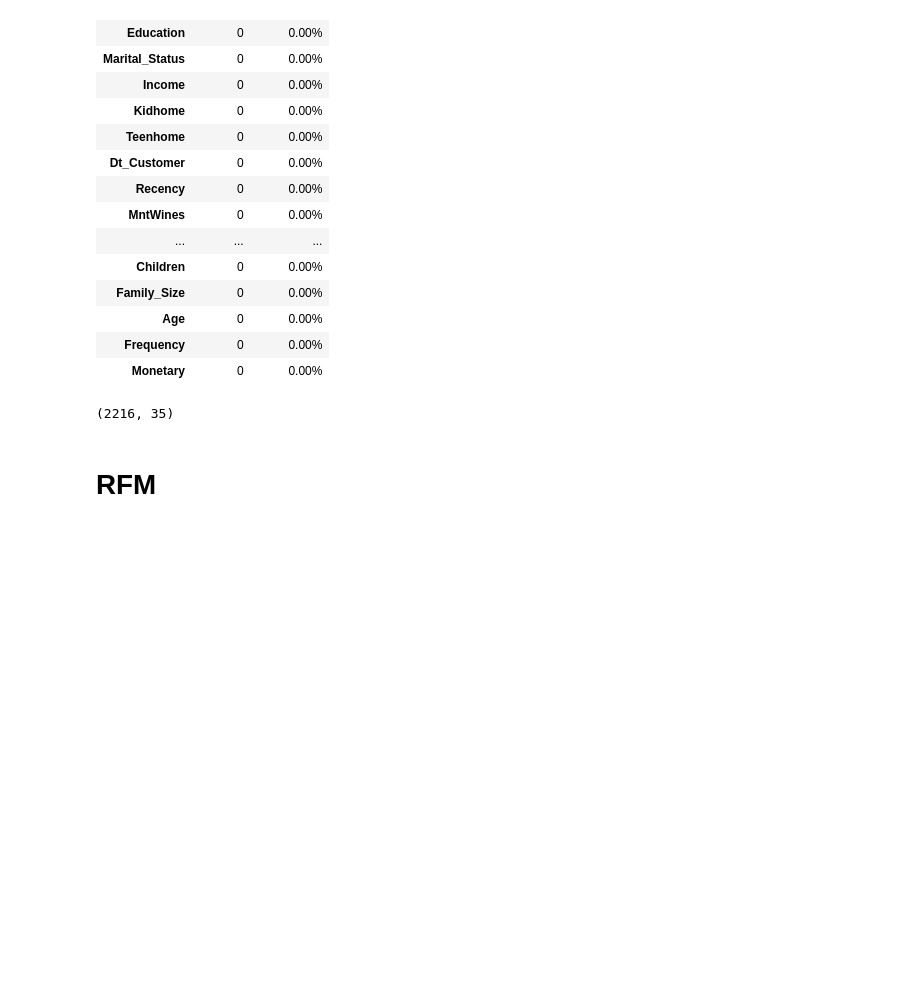
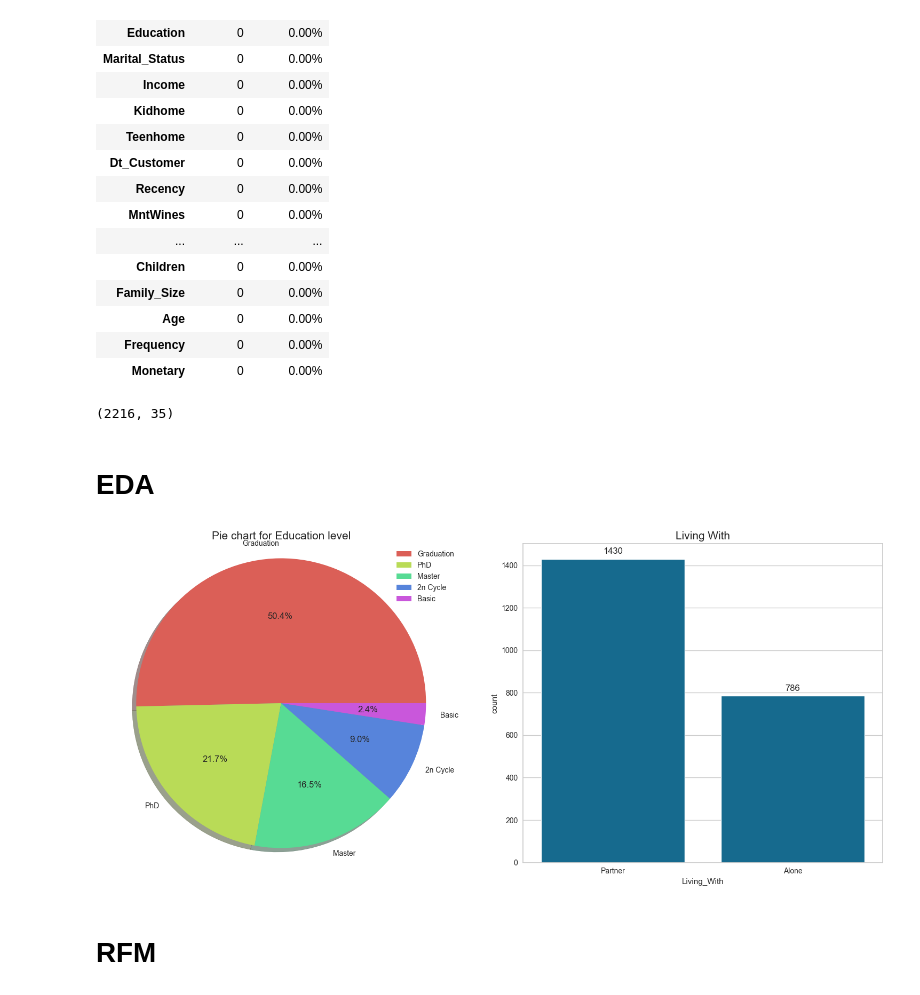
Before and after one commit to ChiuLinhPhat/project-, a Jupyter notebook: rfm.ipynb, the cells around one changed output. Drawn from its saved outputs; the diff is of its cells as text; code cells hidden in the pictures; blank space fills up the shorter version.

```diff
--- a/rfm.ipynb
+++ b/rfm.ipynb
@@ -326,3 +320,41 @@ data.shape
 (2216, 35)
 # %%
 df = data.copy()
+# %% [markdown]
+# EDA
+# %%
+education_counts = df['Education'].value_counts()
+
+plt.figure(figsize=(15, 7))
+
+plt.subplot(1, 2, 1)
+plt.title('Pie chart for Education level', fontsize=15)
+plt.pie(education_counts,
+        labels=education_counts.index,
+        autopct='%1.1f%%',
+        colors=sns.color_palette("hls", len(education_counts)),
+        shadow=True)
+plt.legend()
+
+plt.axis('equal')
+
+
+plt.subplot(1, 2, 2)
+plt.title('Living With', fontsize=15)
+
+living_with_counts = df[df['Education'].isin(education_counts.index)]['Living_With'].value_counts()
+
+sns.set(style="whitegrid")
+ax = sns.barplot(x=living_with_counts.index, y=living_with_counts)
+for p in ax.patches:
+    ax.annotate(str(int(p.get_height())),
+                (p.get_x() + p.get_width() / 2., p.get_height()),
+                ha='center',
+                va='center',
+                xytext=(0, 10),
+                textcoords='offset points')
+
+plt.tight_layout()
+plt.show()
+# %% [output]
+[figure, added]
```
Also changed, not shown: parts of 25 cells of this notebook.
